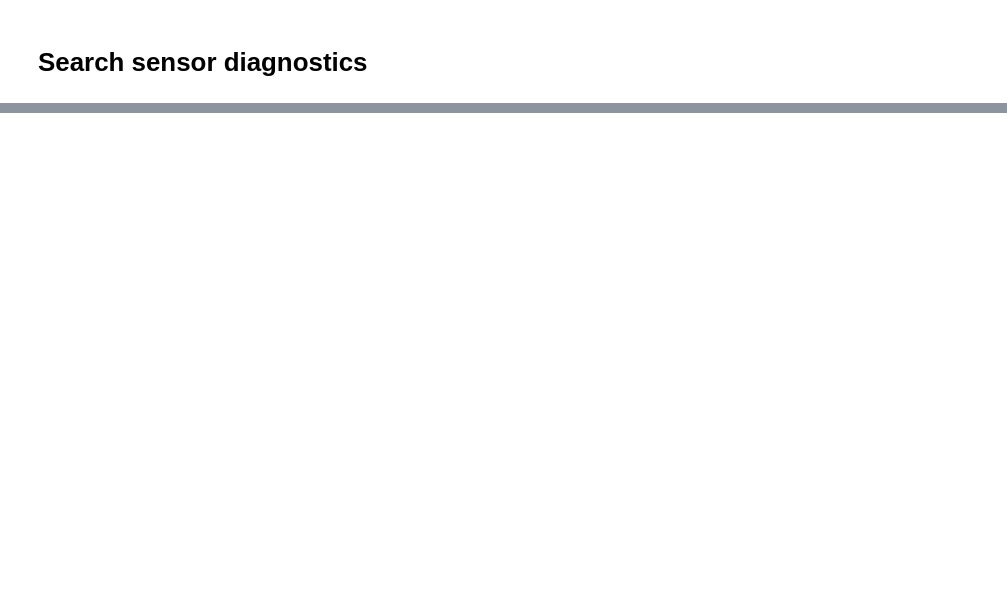
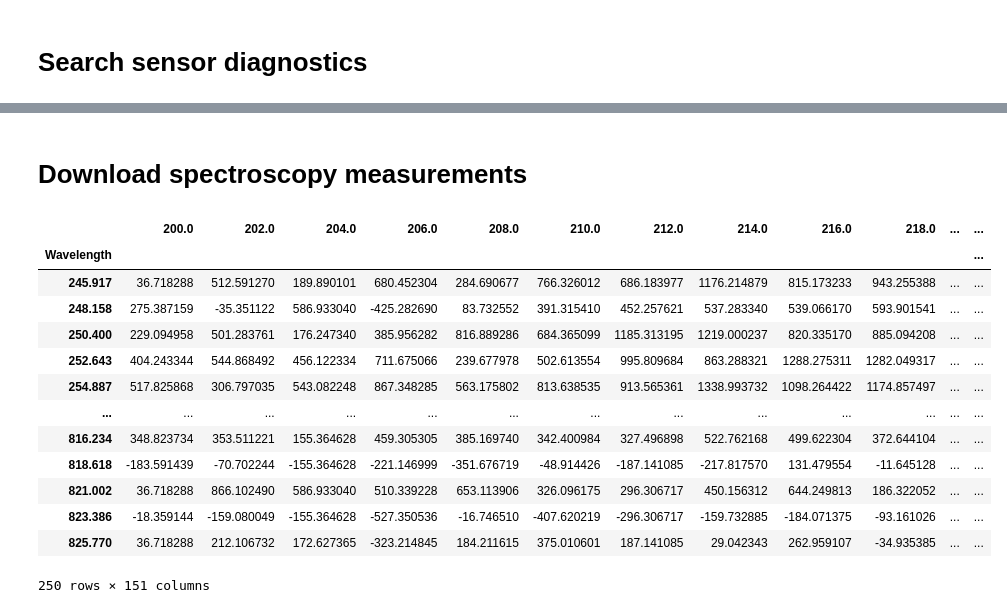
Before and after one commit to drewmee/py-roboat-enviro, a Jupyter notebook: docs/tutorials/notebooks/demo.ipynb, the cells around one changed output, grey strips where cells are left out. Drawn from its saved outputs; the diff is of its cells as text; code cells hidden in the pictures; blank space fills up the shorter version.

```diff
--- a/docs/tutorials/notebooks/demo.ipynb
+++ b/docs/tutorials/notebooks/demo.ipynb
@@ -10,8 +15,8 @@ True
 # %% [markdown]
 # Authentication
 # %%
-token_auth = ApiTokenHeader("api-key", os.environ["PROD_API_KEY"])
-api_url = "https://roboat-enviro.herokuapp.com/api/"
+token_auth = ApiTokenHeader("api-key", os.environ["STAGING_API_KEY"])
+api_url = "https://roboat-enviro-staging.herokuapp.com/api/"
 #token_auth = ApiTokenHeader("api-key", os.environ["DEV_API_KEY"])
 #api_url = "http://localhost:5000/api/"
 api_client = RoboatEnviroData(api_url, auth=token_auth)
@@ -77,0 +120,26 @@ response.json()
+# %% [markdown]
+# Download spectroscopy measurements
+# %%
+for filename in metadata_df["s3_filepath"]:
+    response = api_client.get_spec_measurements_by_filename(filename)
+    data = response.json()["measurement"]
+    eem_df = pd.read_csv(StringIO(data), sep='\t', header=0).set_index("Wavelength")
+    eem_df.columns = eem_df.columns.astype(float)
+    eem_df = eem_df.reindex(sorted(eem_df.columns), axis=1)
+    display(eem_df)
+    break
+# %% [output]
+|  | 200.0 | 202.0 | 204.0 | 206.0 | 208.0 | 210.0 | 212.0 | 214.0 | 216.0 | 218.0 | ... | ... |
+| Wavelength |  |  |  |  |  |  |  |  |  |  |  | ... |
+| 245.917 | 36.718288 | 512.591270 | 189.890101 | 680.452304 | 284.690677 | 766.326012 | 686.183977 | 1176.214879 | 815.173233 | 943.255388 | ... | ... |
+| 248.158 | 275.387159 | -35.351122 | 586.933040 | -425.282690 | 83.732552 | 391.315410 | 452.257621 | 537.283340 | 539.066170 | 593.901541 | ... | ... |
+| 250.400 | 229.094958 | 501.283761 | 176.247340 | 385.956282 | 816.889286 | 684.365099 | 1185.313195 | 1219.000237 | 820.335170 | 885.094208 | ... | ... |
+| 252.643 | 404.243344 | 544.868492 | 456.122334 | 711.675066 | 239.677978 | 502.613554 | 995.809684 | 863.288321 | 1288.275311 | 1282.049317 | ... | ... |
+| 254.887 | 517.825868 | 306.797035 | 543.082248 | 867.348285 | 563.175802 | 813.638535 | 913.565361 | 1338.993732 | 1098.264422 | 1174.857497 | ... | ... |
+| ... | ... | ... | ... | ... | ... | ... | ... | ... | ... | ... | ... | ... |
+| 816.234 | 348.823734 | 353.511221 | 155.364628 | 459.305305 | 385.169740 | 342.400984 | 327.496898 | 522.762168 | 499.622304 | 372.644104 | ... | ... |
+| 818.618 | -183.591439 | -70.702244 | -155.364628 | -221.146999 | -351.676719 | -48.914426 | -187.141085 | -217.817570 | 131.479554 | -11.645128 | ... | ... |
+| 821.002 | 36.718288 | 866.102490 | 586.933040 | 510.339228 | 653.113906 | 326.096175 | 296.306717 | 450.156312 | 644.249813 | 186.322052 | ... | ... |
+| 823.386 | -18.359144 | -159.080049 | -155.364628 | -527.350536 | -16.746510 | -407.620219 | -296.306717 | -159.732885 | -184.071375 | -93.161026 | ... | ... |
+| 825.770 | 36.718288 | 212.106732 | 172.627365 | -323.214845 | 184.211615 | 375.010601 | 187.141085 | 29.042343 | 262.959107 | -34.935385 | ... | ... |
+250 rows × 151 columns
```
Also changed, not shown: parts of 12 cells of this notebook, 7 other files.
